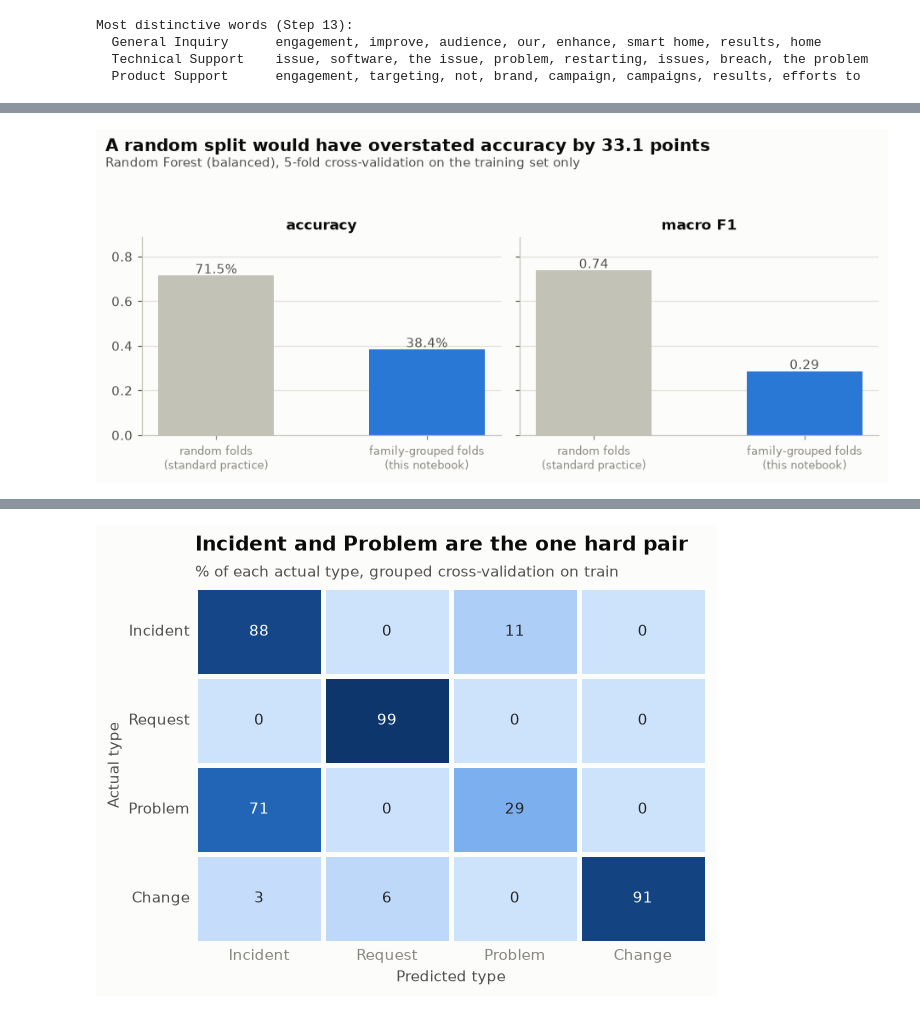
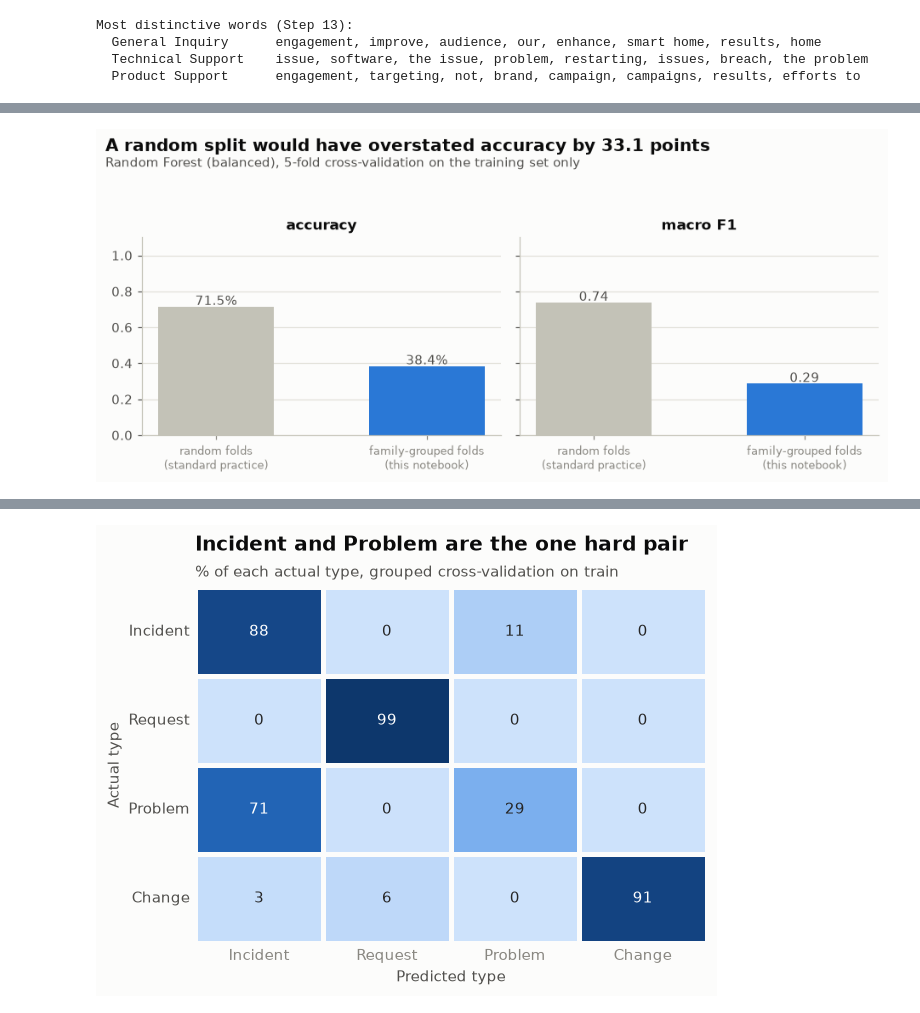
Before and after one commit to karthikiyer365/Live, a Jupyter notebook: topic-classification/department_classifier_pipeline.ipynb, the cells around one changed output, grey strips where cells are left out. Cells and saved outputs as stored; diff of their text form; code cells hidden in the pictures.

```diff
--- a/topic-classification/department_classifier_pipeline.ipynb
+++ b/topic-classification/department_classifier_pipeline.ipynb
@@ -1414,20 +997,3 @@ Most distinctive words (Step 13):
   General Inquiry      engagement, improve, audience, our, enhance, smart home, results, home
   Technical Support    issue, software, the issue, problem, restarting, issues, breach, the problem
   Product Support      engagement, targeting, not, brand, campaign, campaigns, results, efforts to
-# %%
-# Step 16 (confirm) — train the selected model on all of train, score once on validation
-confirmed = BEST_BASELINE or models_only["accuracy"].idxmax()
-val_rows = {}
-for name in ["Dummy — always biggest", "Dummy — random by size", confirmed]:
-    model = clone(candidates[name]).fit(X_train, y_train)
-    metrics, recalls = evaluate(y_val, model.predict(X_val))
-    val_rows[name] = {**metrics, "General Inquiry found": f"{int(round(recalls[list(departments).index('General Inquiry')] * (y_val == 'General Inquiry').sum()))} "
-                                                           f"of {(y_val == 'General Inquiry').sum()}"}
-    if name == confirmed:
-        selected_model = model
-
-confirmation = pd.DataFrame({"cross-validation (train)": cv_results.loc[confirmed, ["accuracy", "macro F1", "weighted F1", "lowest department recall"]],
-                             "validation": pd.Series(val_rows[confirmed])[["accuracy", "macro F1", "weighted F1", "lowest department recall"]]})
-print(f"{confirmed}: does the validation set agree with cross-validation?")
-display(confirmation.astype(float).round(3))
-pd.DataFrame(val_rows).T.drop(columns=["weakest department"]).round(3)
@@ -1445,38 +1000,41 @@ Random Forest (balanced): does the validation set agree with cross-validation?
 # %%
-# Step 16 (inflation) — what a standard random split would have claimed; training set only, test stays sealed
-from sklearn.base import clone
-from sklearn.model_selection import KFold, cross_validate
-from sklearn.pipeline import make_pipeline
+# Step 16 (confirm + inflation) — validation check of the pick, then random vs family-grouped folds (helpers reused in 4B)
+def confirm_on_validation(name, X_tr, y_tr, X_va, y_va, results, labels):
+    val = {}
+    for n in ["Dummy — always biggest", "Dummy — random by size", name]:
+        val[n], _ = evaluate(y_va, clone(candidates[n]).fit(X_tr, y_tr).predict(X_va), labels)
+    cols = ["accuracy", "macro F1", "weighted F1", "lowest class recall"]
+    print(f"{name}: cross-validation vs validation")
+    display(pd.DataFrame({"cross-validation (train)": results.loc[name, cols], "validation": pd.Series(val[name])[cols]}).astype(float).round(3))
+    return pd.DataFrame(val).T.round(3)
 
-pipeline = make_pipeline(TfidfVectorizer(**TFIDF_PARAMS), clone(candidates[confirmed]))
-cv_schemes = {
-    "random folds\n(standard practice)": KFold(n_splits=5, shuffle=True, random_state=SEED),
-    "family-grouped folds\n(this notebook)": StratifiedGroupKFold(n_splits=5, shuffle=True, random_state=SEED),
-}
-cv_scores = {}
-for name, cv in cv_schemes.items():
-    s = cross_validate(pipeline, train_df["text"], y_train,
-                       groups=train_df["family_id"] if isinstance(cv, StratifiedGroupKFold) else None, cv=cv,
-                       scoring={"accuracy": "accuracy", "macro F1": "f1_macro"}, n_jobs=-1)
-    cv_scores[name] = {"accuracy": s["test_accuracy"].mean(), "macro F1": s["test_macro F1"].mean()}
-cv_scores = pd.DataFrame(cv_scores).T
-inflation = cv_scores.iloc[0] - cv_scores.iloc[1]
+def inflation_check(name, data, target):
+    pipeline = make_pipeline(TfidfVectorizer(**TFIDF_PARAMS), clone(candidates[name]))
+    schemes = {"random folds\n(standard practice)": KFold(n_splits=5, shuffle=True, random_state=SEED),
+               "family-grouped folds\n(this notebook)": GROUPED_CV}
+    scores = {}
+    for label, cv in schemes.items():
+        s = cross_validate(pipeline, data["text"], data[target], groups=data["family_id"] if cv is GROUPED_CV else None,
+                           cv=cv, scoring={"accuracy": "accuracy", "macro F1": "f1_macro"}, n_jobs=-1)
+        scores[label] = {"accuracy": s["test_accuracy"].mean(), "macro F1": s["test_macro F1"].mean()}
+    scores = pd.DataFrame(scores).T
+    gap = (scores.iloc[0] - scores.iloc[1])["accuracy"] * 100
+    fig, axes = plt.subplots(1, 2, figsize=(8.5, 3.8), sharey=True)
+    for ax, metric, fmt in zip(axes, ["accuracy", "macro F1"], ["{:.1%}", "{:.2f}"]):
+        ax.bar(range(2), scores[metric], width=0.55, color=[AXIS, CAT[0]])
+        for xi, v in enumerate(scores[metric]):
+            ax.text(xi, v + 0.01, fmt.format(v), ha="center", fontsize=9.5, color=INK_2)
+        ax.set_xticks(range(2), scores.index, fontsize=8.5)
+        ax.set_title(metric, fontsize=11, loc="center")
+        ax.grid(axis="x", visible=False)
+    axes[0].set_ylim(0, 1.1)
+    fig.suptitle(f"A random split would have overstated accuracy by {gap:.1f} points", x=0.01, ha="left", fontweight="bold", fontsize=13)
+    fig.text(0.01, 0.9, f"{name}, 5-fold cross-validation on the training set only", fontsize=9.5, color=INK_2)
+    fig.tight_layout(rect=(0, 0, 1, 0.88))
+    plt.show()
+    return scores.round(3)
 
-fig, axes = plt.subplots(1, 2, figsize=(8.5, 3.8), sharey=True)
-for ax, metric, fmt in zip(axes, ["accuracy", "macro F1"], ["{:.1%}", "{:.2f}"]):
-    ax.bar(range(2), cv_scores[metric], width=0.55, color=[AXIS, CAT[0]])
-    for xi, v in enumerate(cv_scores[metric]):
-        ax.text(xi, v + 0.01, fmt.format(v), ha="center", fontsize=9.5, color=INK_2)
-    ax.set_xticks(range(2), cv_scores.index, fontsize=8.5)
-    ax.set_title(metric, fontsize=11, loc="center")
-    ax.grid(axis="x", visible=False)
-axes[0].set_ylim(0, max(cv_scores.max()) * 1.2)
-fig.suptitle(f"A random split would have overstated accuracy by {inflation['accuracy'] * 100:.1f} points",
-             x=0.01, ha="left", fontweight="bold", fontsize=13)
-fig.text(0.01, 0.9, f"{confirmed}, 5-fold cross-validation on the training set only",
-         fontsize=9.5, color=INK_2)
-fig.tight_layout(rect=(0, 0, 1, 0.88))
-plt.show()
-
-cv_scores.round(3)
+confirmed = BEST_BASELINE or models_only["accuracy"].idxmax()
+display(confirm_on_validation(confirmed, X_train, y_train, X_val, y_val, cv_results, departments))
+inflation_check(confirmed, train_df, LABEL)
 # %% [output]
@@ -1483 +1051 @@ cv_scores.round(3)
-[figure, old version]
+[figure, new version]
```
Also changed, not shown: parts of 99 cells of this notebook.
